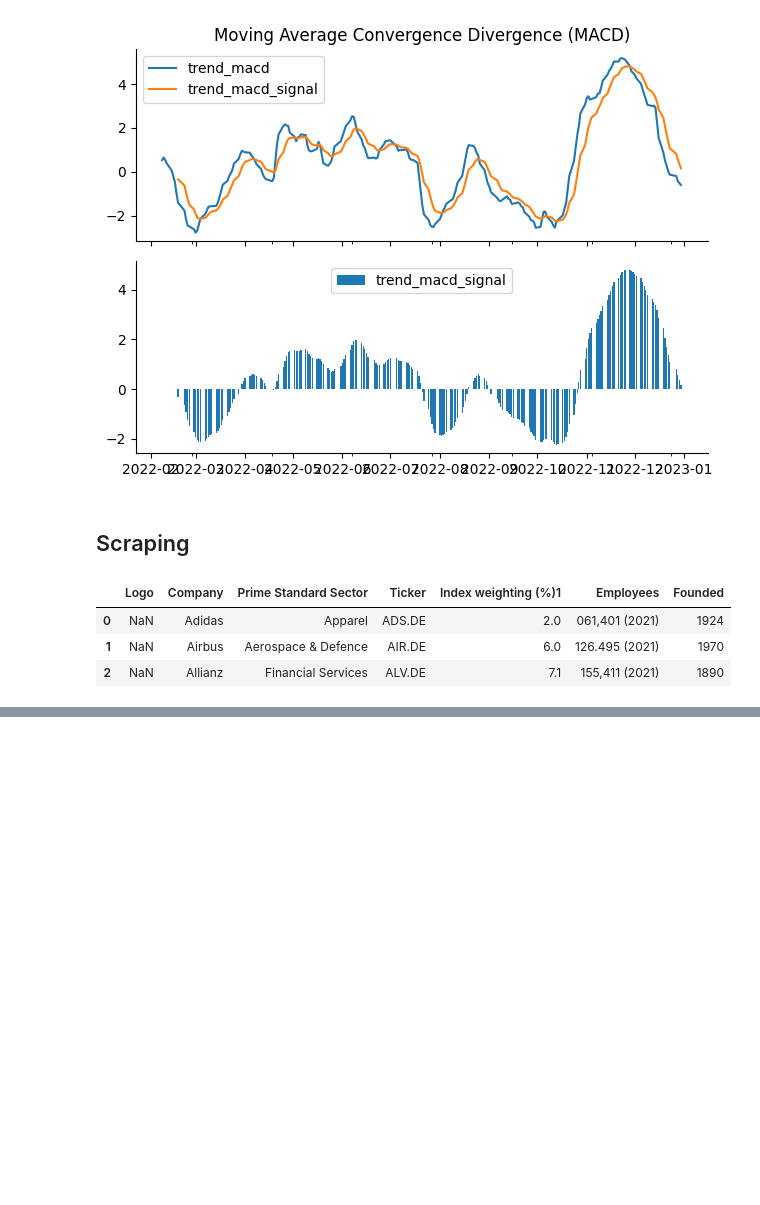
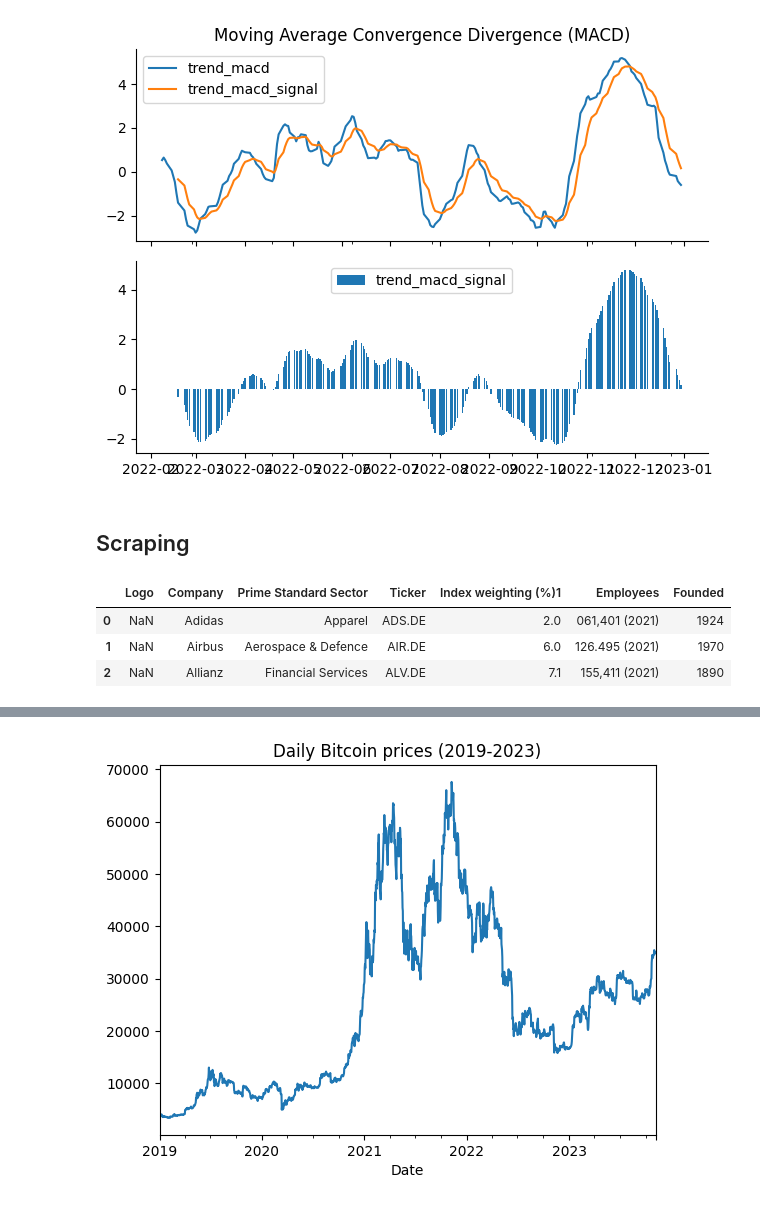
Before and after one commit to JosueAfouda/FinanceAPP, a Jupyter notebook: essai.ipynb, the cells around one changed output, grey strips where cells are left out. Cells and saved outputs as stored; diff of their text form; code cells hidden in the pictures; blank space fills up the shorter version.

```diff
--- a/essai.ipynb
+++ b/essai.ipynb
@@ -258,0 +267,8 @@ def get_cac40_components():
+# %%
+
+df = yf.download("BTC-USD",
+                 start="2019-01-01",
+                 end="2023-11-07",
+                 progress=False,
+                 interval="1d")
+df
@@ -258,0 +290,4 @@ def get_cac40_components():
+# %%
+df['Close'].plot(title="Daily Bitcoin prices (2019-2023)");
+# %% [output]
+[figure, added]
```
Also changed, not shown: parts of 29 cells of this notebook, 5 other files.
